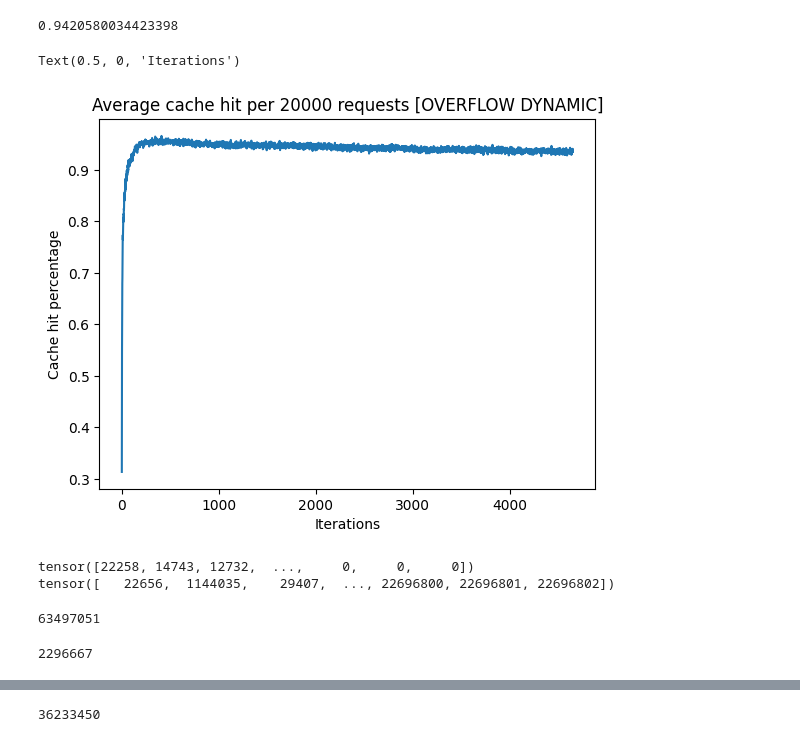
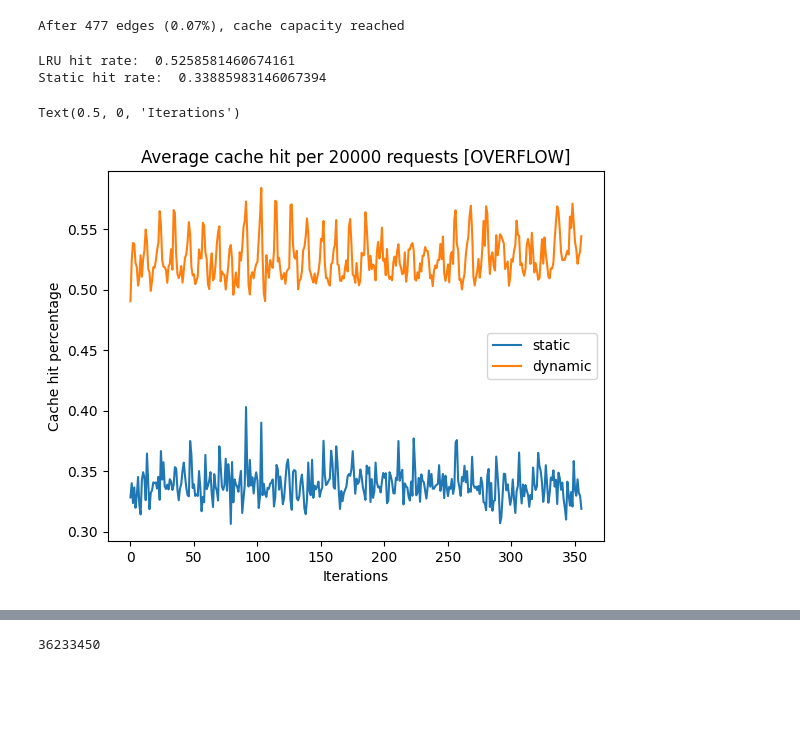
Before and after one commit to zimengzhou1/gnn-ssd, a Jupyter notebook: 3LayerCache.ipynb, the cells around one changed output, grey strips where cells are left out. Saved outputs shown, nothing was run; the diff lists cells and outputs as text; code cells hidden in the pictures; blank space fills up the shorter version.

```diff
--- a/3LayerCache.ipynb
+++ b/3LayerCache.ipynb
@@ -86 +117,31 @@ pbar.close()
+# %%
+# Populate static cache with highest out degree nodes
+for i in range(CPUCacheNum):
+    val = int(indices_out[i])
+    CPUCacheStatic.put(val, val)
+# %%
+# Run LRU and static Cache
+def run(CPUCacheLRU, CPUCacheStatic):
+  numEdgeProcessed = 0
+  pbar = tqdm(total=subset*2)
+  for batch_size, ids, adjs in loader:
+    for i in ids:
+      i = int(i)
+      val = CPUCacheLRU.get(i)
+      CPUCacheStatic.get(i)
+      if (val == -1):
+        # Fetch from SSD
+        putVal = CPUCacheLRU.put(i,i)
+        if putVal == 1:
+          print(f"After {numEdgeProcessed} edges ({numEdgeProcessed*100/subset:.2f}%), cache capacity reached")
+    numEdgeProcessed += 1
+    pbar.update(batch_size)
+  pbar.close()
+
+  #t = torch.tensor(CPUCacheLRU.stats)
+  #torch.save(t, "LRU_subset_" + str(args.subset) + "Cache_" + str(args.CPUCachePerc) + '.pt')
+
+run(CPUCacheLRU, CPUCacheStatic)
+# %% [output]
+After 477 edges (0.07%), cache capacity reached
 # %%
@@ -98,19 +160,28 @@ def sum_intervals(vals):
 
 def getHitRate(stats):
     return sum(stats)/len(stats)
-# %%
-stats = list(CPUCache.stats)
-intervals_dynamic = sum_intervals(stats)
-getHitRate(intervals_dynamic)
-# %% [output]
-0.9420580034423398
+# %%
+stats = CPUCacheLRU.stats
+intervals_dynamic = sum_intervals(stats)
+
+static_stats = CPUCacheStatic.stats
+intervals_static = sum_intervals(static_stats)
+
+
+print("LRU hit rate: ", getHitRate(intervals_dynamic))
+print("Static hit rate: ", getHitRate(intervals_static))
+# %% [output]
+LRU hit rate:  0.5258581460674161
+Static hit rate:  0.33885983146067394
 # %%
 import matplotlib.pyplot as plt
 
-plt.plot(intervals_dynamic)
-plt.title('Average cache hit per 20000 requests [OVERFLOW DYNAMIC]')
+plt.plot(intervals_static, label="static")
+plt.plot(intervals_dynamic, label="dynamic")
+plt.legend()
+plt.title('Average cache hit per 20000 requests [OVERFLOW]')
 plt.ylabel('Cache hit percentage')
 plt.xlabel('Iterations')
 # %% [output]
 Text(0.5, 0, 'Iterations')
-[figure, old version]
+[figure, new version]
@@ -134,14 +187,0 @@ sorted_vals_in, indices_in = torch.sort(in_num_neighbors, descending=True)
-# %%
-print(sorted_vals_in)
-print(indices_in)
-# %% [output]
-tensor([22258, 14743, 12732,  ...,     0,     0,     0])
-tensor([   22656,  1144035,    29407,  ..., 22696800, 22696801, 22696802])
-# %%
-csc_indptr_tensor.numel()
-# %% [output]
-63497051
-# %%
-torch.unique(csc_indptr_tensor).numel()
-# %% [output]
-2296667
```
Also changed, not shown: parts of 24 cells of this notebook, 5 other files.
